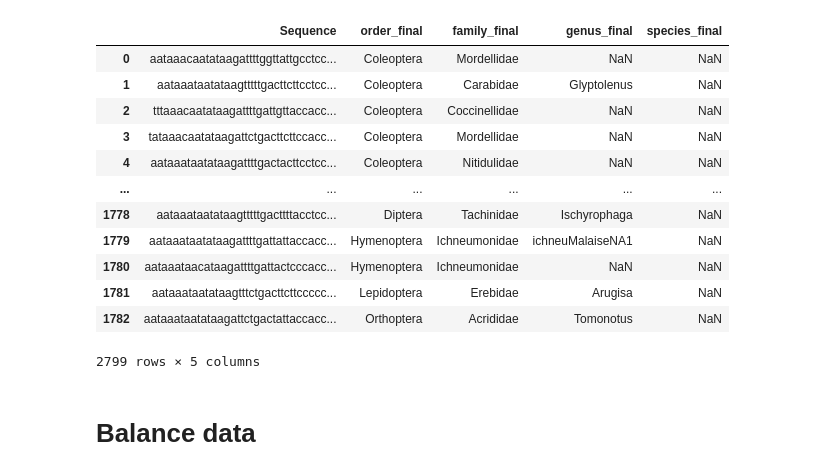
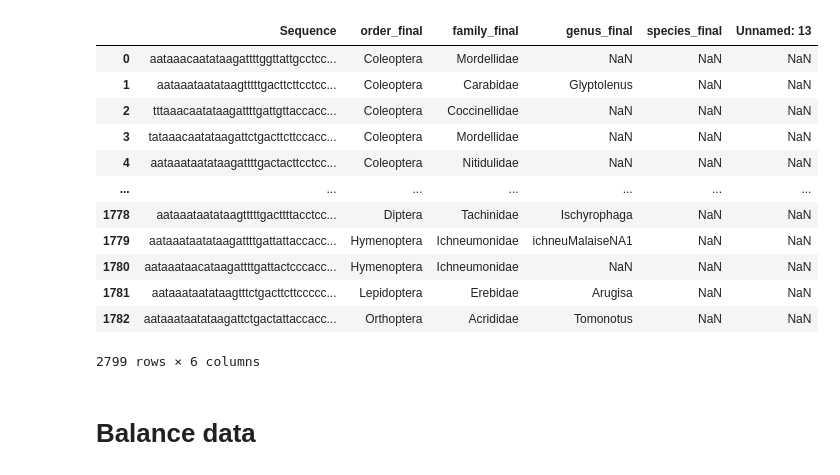
Before and after one commit to Xteom/DNN-Genetics, a Jupyter notebook: GEN_02-Prep.ipynb, the cells around one changed output. Saved outputs shown, nothing was run; the diff lists cells and outputs as text; code cells hidden in the pictures.

```diff
--- a/GEN_02-Prep.ipynb
+++ b/GEN_02-Prep.ipynb
@@ -6,32 +6,31 @@ import openpyxl
 #import plotly.express as px
 # %%
 # Read data
-#muri
-data = pd.read_excel('./metagenetica.xlsx', sheet_name='El_cielo', engine='openpyxl').append(pd.read_excel('./metagenetica.xlsx', sheet_name='Chamela',engine='openpyxl'))
+data = pd.read_excel('./Datos_Metagenetica.xlsx', sheet_name='El_cielo', engine='openpyxl').append(pd.read_excel('./Datos_Metagenetica.xlsx', sheet_name='Chamela',engine='openpyxl'))
 
 #mateo
 #data = pd.read_excel('./Datos_Metagenetica.xlsx', sheet_name='El_cielo').append(pd.read_excel('./Datos_Metagenetica.xlsx', sheet_name='Chamela'))
 # replace 0 with NaN
 data = data.replace(0, np.nan)
 #drop columns que no se van a usar
 data = data.drop(['Database','.id', 'similarity', 'phylum_final',
                   'class_final', 'subfamily_final', 'tribe_final',
                    'subspecies_final', 'BASE', 'OTU'], axis=1)
 data
 # %% [output]
-|  | Sequence | order_final | family_final | genus_final | species_final |
-| 0 | aataaacaatataagattttggttattgcctcc... | Coleoptera | Mordellidae | NaN | NaN |
-| 1 | aataaataatataagtttttgacttcttcctcc... | Coleoptera | Carabidae | Glyptolenus | NaN |
-| 2 | tttaaacaatataagattttgattgttaccacc... | Coleoptera | Coccinellidae | NaN | NaN |
-| 3 | tataaacaatataagattctgacttcttccacc... | Coleoptera | Mordellidae | NaN | NaN |
-| 4 | aataaataatataagattttgactacttcctcc... | Coleoptera | Nitidulidae | NaN | NaN |
-| ... | ... | ... | ... | ... | ... |
-| 1778 | aataaataatataagtttttgacttttacctcc... | Diptera | Tachinidae | Ischyrophaga | NaN |
-| 1779 | aataaataatataagattttgattattaccacc... | Hymenoptera | Ichneumonidae | ichneuMalaiseNA1 | NaN |
-| 1780 | aataaataacataagattttgattactcccacc... | Hymenoptera | Ichneumonidae | NaN | NaN |
-| 1781 | aataaataatataagtttctgacttcttccccc... | Lepidoptera | Erebidae | Arugisa | NaN |
-| 1782 | aataaataatataagattctgactattaccacc... | Orthoptera | Acrididae | Tomonotus | NaN |
+|  | Sequence | order_final | family_final | genus_final | species_final | Unnamed: 13 |
+| 0 | aataaacaatataagattttggttattgcctcc... | Coleoptera | Mordellidae | NaN | NaN | NaN |
+| 1 | aataaataatataagtttttgacttcttcctcc... | Coleoptera | Carabidae | Glyptolenus | NaN | NaN |
+| 2 | tttaaacaatataagattttgattgttaccacc... | Coleoptera | Coccinellidae | NaN | NaN | NaN |
+| 3 | tataaacaatataagattctgacttcttccacc... | Coleoptera | Mordellidae | NaN | NaN | NaN |
+| 4 | aataaataatataagattttgactacttcctcc... | Coleoptera | Nitidulidae | NaN | NaN | NaN |
+| ... | ... | ... | ... | ... | ... | ... |
+| 1778 | aataaataatataagtttttgacttttacctcc... | Diptera | Tachinidae | Ischyrophaga | NaN | NaN |
+| 1779 | aataaataatataagattttgattattaccacc... | Hymenoptera | Ichneumonidae | ichneuMalaiseNA1 | NaN | NaN |
+| 1780 | aataaataacataagattttgattactcccacc... | Hymenoptera | Ichneumonidae | NaN | NaN | NaN |
+| 1781 | aataaataatataagtttctgacttcttccccc... | Lepidoptera | Erebidae | Arugisa | NaN | NaN |
+| 1782 | aataaataatataagattctgactattaccacc... | Orthoptera | Acrididae | Tomonotus | NaN | NaN |
-2799 rows × 5 columns
+2799 rows × 6 columns
 # %% [markdown]
 # Balance data
 # %%
```
